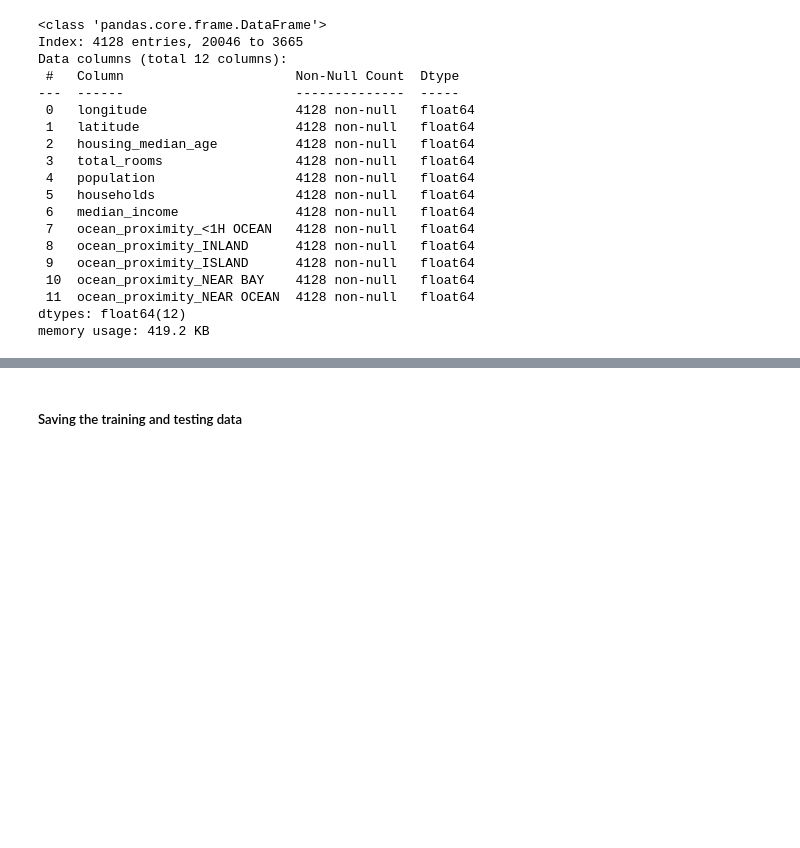
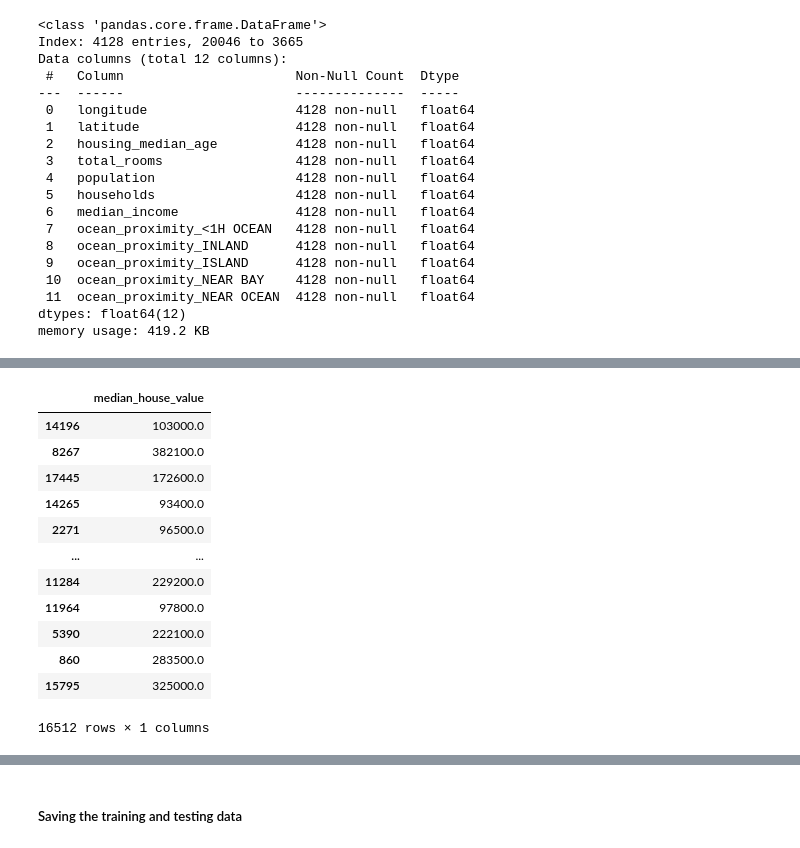
Before and after one commit to tahaftm/Hands-On-Machine-Learning-With-Scikit-Learn-and-Tensorflow, a Jupyter notebook: Chapter 5/Exercises/Solution 10.ipynb, the cells around one changed output, grey strips where cells are left out. Saved outputs shown, nothing was run; the diff lists cells and outputs as text; code cells hidden in the pictures; blank space fills up the shorter version.

```diff
--- a/Chapter 5/Exercises/Solution 10.ipynb
+++ b/Chapter 5/Exercises/Solution 10.ipynb
@@ -340,0 +358,17 @@ memory usage: 419.2 KB
+# %%
+y_train = pd.DataFrame(y_train)
+y_train
+# %% [output]
+|  | median_house_value |
+| 14196 | 103000.0 |
+| 8267 | 382100.0 |
+| 17445 | 172600.0 |
+| 14265 | 93400.0 |
+| 2271 | 96500.0 |
+| ... | ... |
+| 11284 | 229200.0 |
+| 11964 | 97800.0 |
+| 5390 | 222100.0 |
+| 860 | 283500.0 |
+| 15795 | 325000.0 |
+16512 rows × 1 columns
```
Also changed, not shown: parts of 3 cells of this notebook, 3 other files.
